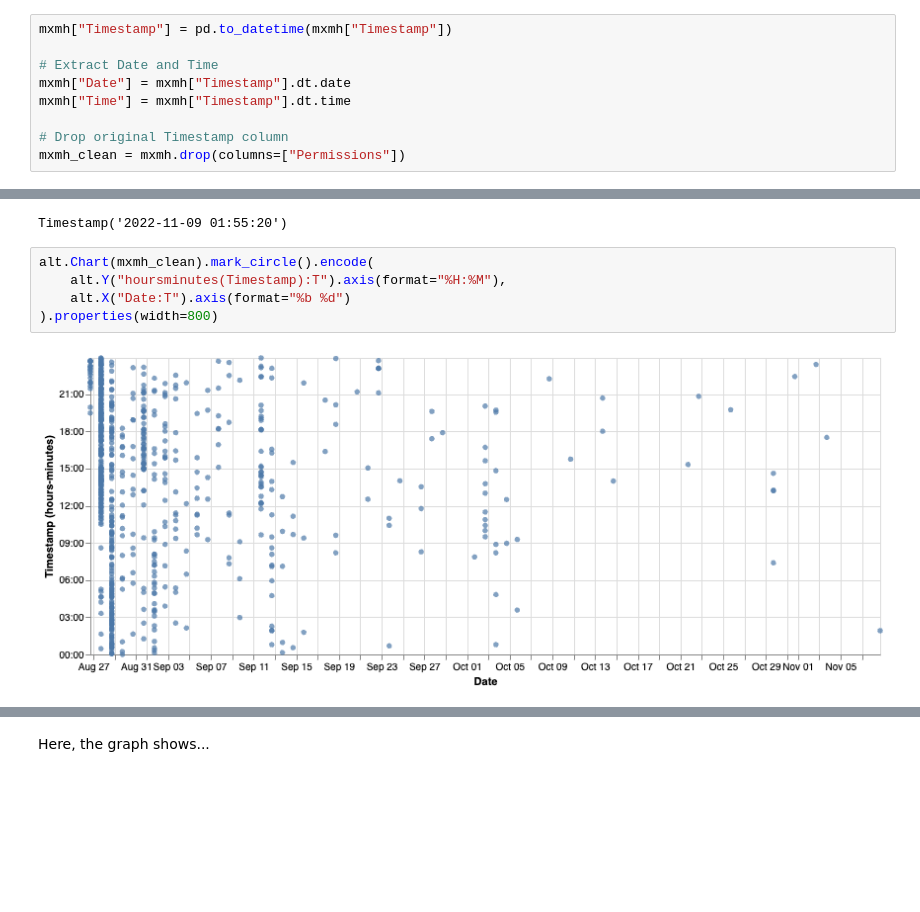
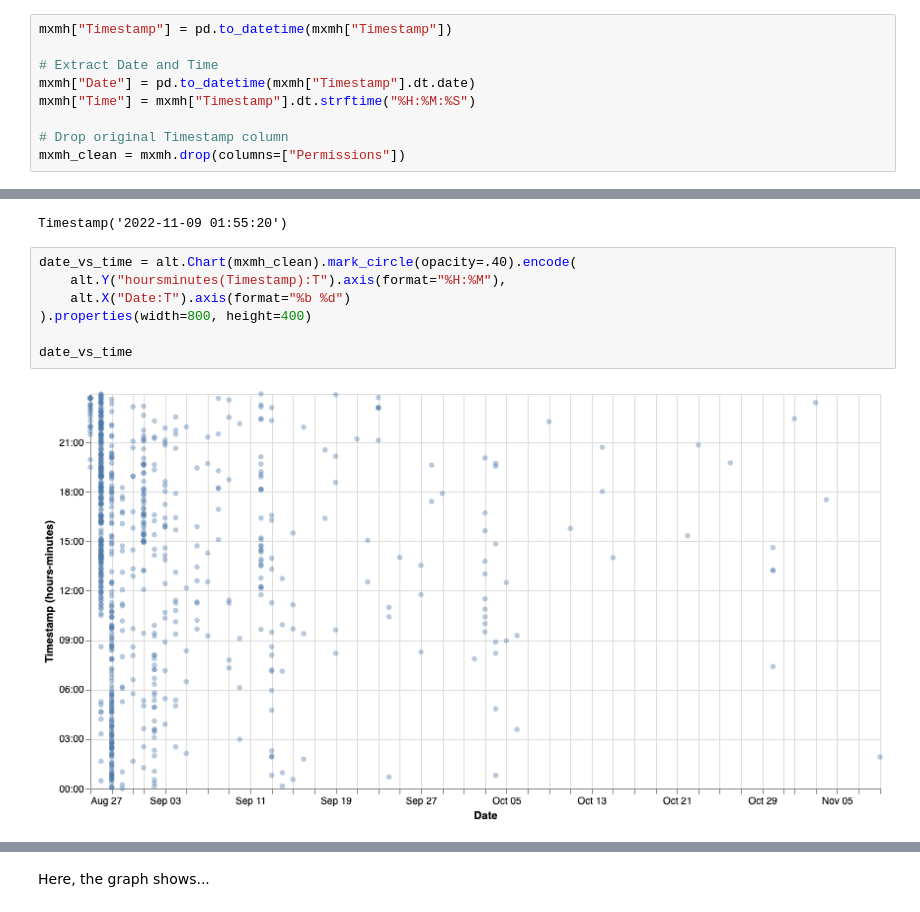
Before and after one commit to ubc-dsci320-2024w2/project-team_fabfour, a Jupyter notebook: analysis/Jessica/analysis4.ipynb, the cells around one changed output, grey strips where cells are left out. Saved outputs shown, nothing was run; the diff lists cells and outputs as text; blank space fills up the shorter version.

```diff
--- a/analysis/Jessica/analysis4.ipynb
+++ b/analysis/Jessica/analysis4.ipynb
@@ -71,8 +71,8 @@ For this research question, I also want to divide `Timestamp` into `Date` and `T
 mxmh["Timestamp"] = pd.to_datetime(mxmh["Timestamp"])
 
 # Extract Date and Time
-mxmh["Date"] = mxmh["Timestamp"].dt.date
-mxmh["Time"] = mxmh["Timestamp"].dt.time
+mxmh["Date"] = pd.to_datetime(mxmh["Timestamp"].dt.date)
+mxmh["Time"] = mxmh["Timestamp"].dt.strftime("%H:%M:%S")
 
 # Drop original Timestamp column
 mxmh_clean = mxmh.drop(columns=["Permissions"])
@@ -162,9 +264,11 @@ mxmh["Timestamp"].max()
 # %% [output]
 Timestamp('2022-11-09 01:55:20')
 # %%
-alt.Chart(mxmh_clean).mark_circle().encode(
+date_vs_time = alt.Chart(mxmh_clean).mark_circle(opacity=.40).encode(
     alt.Y("hoursminutes(Timestamp):T").axis(format="%H:%M"),
     alt.X("Date:T").axis(format="%b %d")
-).properties(width=800)
+).properties(width=800, height=400)
+
+date_vs_time
 # %% [output]
-[figure, old version]
+[figure, new version]
```
Also changed, not shown: parts of 24 cells of this notebook.
